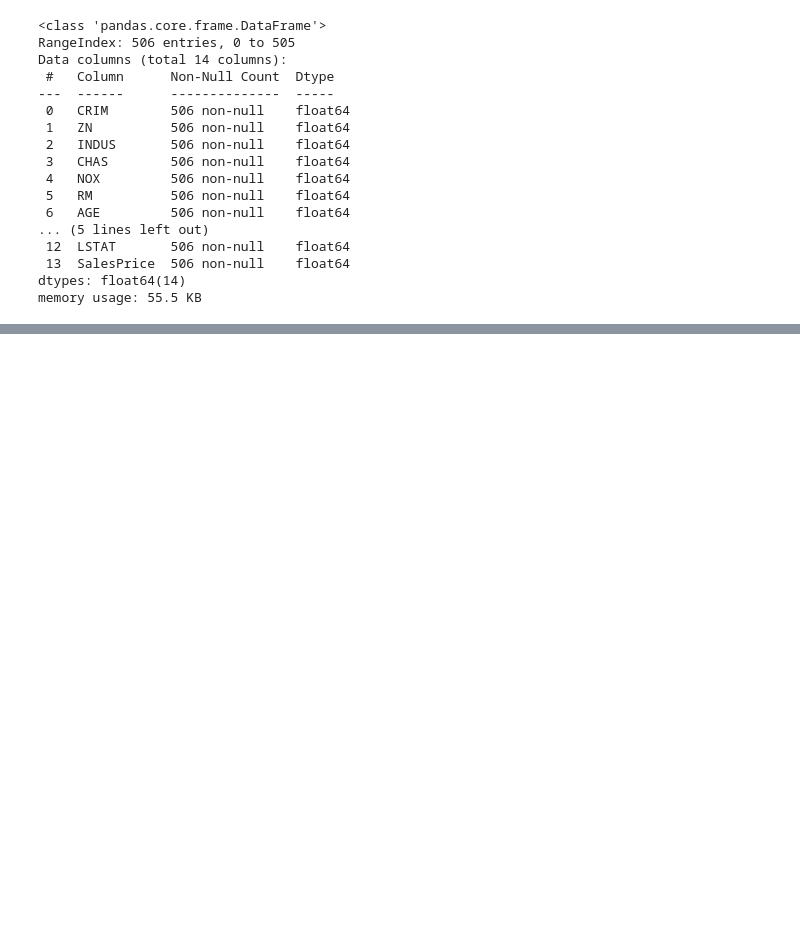
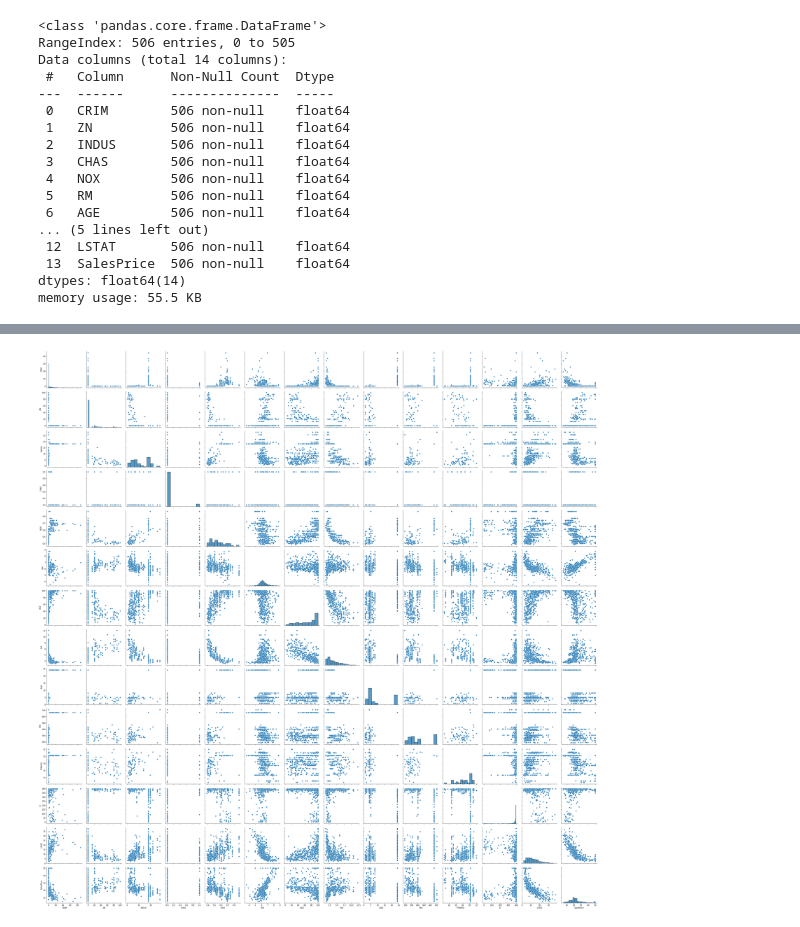
Before and after one commit to jrTanvirHasan27/HousePricePrediction_LR, a Jupyter notebook: House Price Prediction.ipynb, the cells around one changed output, grey strips where cells are left out. Drawn from its saved outputs; the diff is of its cells as text; code cells hidden in the pictures; blank space fills up the shorter version.

```diff
--- a/House Price Prediction.ipynb
+++ b/House Price Prediction.ipynb
@@ -85,0 +106,5 @@ data.describe()
+# %%
+sns.pairplot(data, height=3)
+plt.tight_layout()
+# %% [output]
+[figure, added]
```
Also changed, not shown: parts of 9 cells of this notebook.
